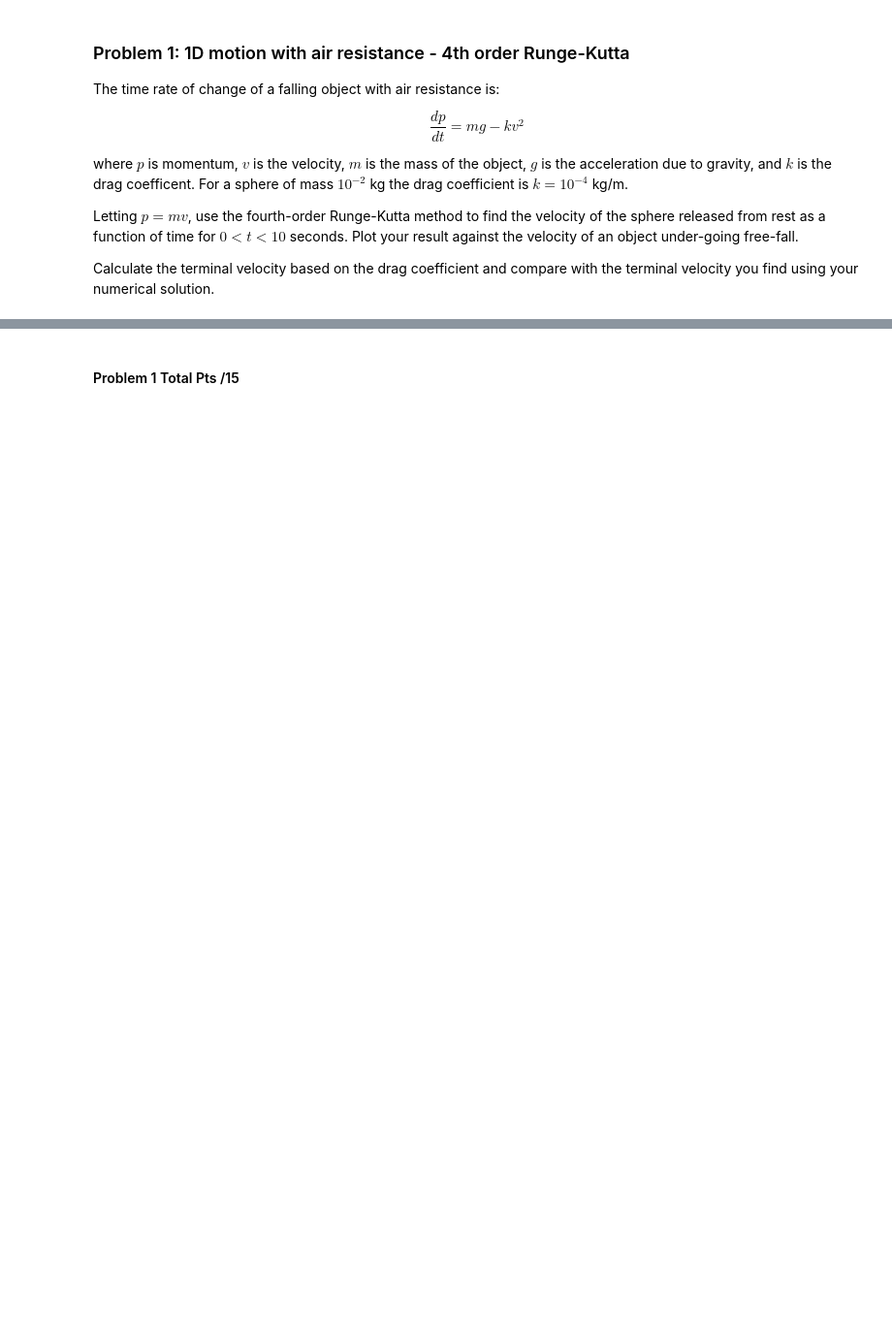
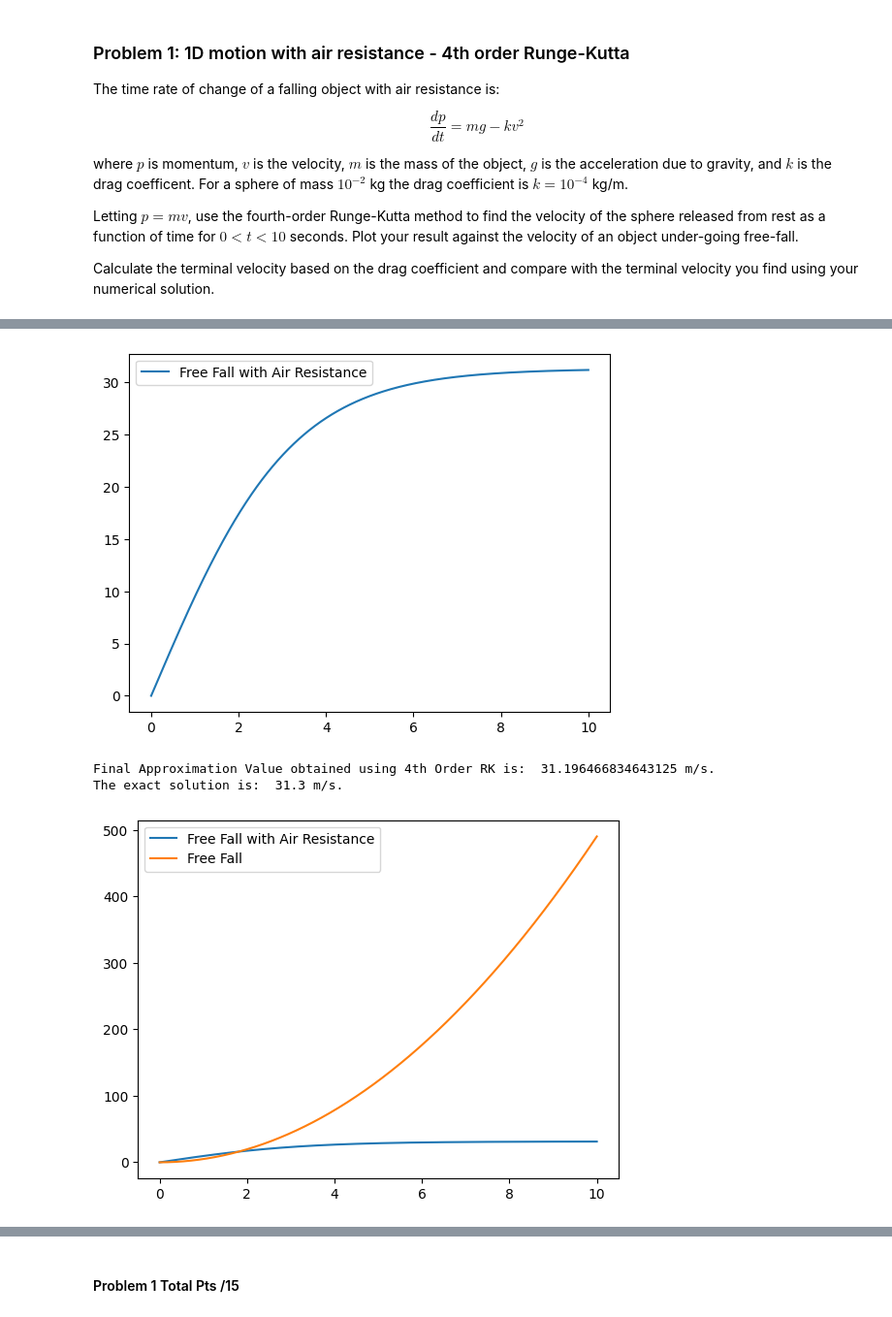
Before and after one commit to AcamaroCutcher/Computational-Physics, a Jupyter notebook: Homework/Homework6/hw6_notebook_2026.ipynb, the cells around one changed output, grey strips where cells are left out. Shown at 97% size. Drawn from its saved outputs; the diff is of its cells as text; code cells hidden in the pictures; blank space fills up the shorter version.

```diff
--- a/Homework/Homework6/hw6_notebook_2026.ipynb
+++ b/Homework/Homework6/hw6_notebook_2026.ipynb
@@ -36 +50,58 @@ $$
+# %%
+### Type code here
+import numpy as np
+import matplotlib.pyplot as plt
+from scipy.constants import g
+
+# Constants
+m = 10**(-2)  # kg
+k = 10**(-4)  # kg/m
+
+
+def df(v,t):
+    return g - (k * v**2)/m # Drag coefficient!
+
+def free_fall(t):
+    return g * t**2 /2  # Initial Velocity is zero!
+
+def rk4(f, t_start, t_end, N_steps, y0):
+
+    h = (t_end - t_start)/ N_steps
+    time_steps = np.arange(t_start, t_end + h, h)
+    approx_val = np.zeros_like(time_steps)
+
+    approx_val[0] = y0
+
+    for i in range(1, time_steps.shape[0]):
+        x = approx_val[i-1]
+        t = time_steps[i-1]
+        k_1 = h * f(x,t)
+        k_2 = h * f(x + 1/2*k_1, t + 1/2 * h)
+        k_3 = h * f(x + 1/2*k_2, t + 1/2 * h)
+        k_4 = h * f(x + k_3, t + h)
+        approx_val[i] = x + 1/6*(k_1 + 2 * k_2 + 2 * k_3 + k_4)
+
+    return time_steps, approx_val
+
+time_steps , approx_vals = rk4(df, 0, 10, 1000, 0)
+
+free_fall_vals = free_fall(time_steps)
+
+plt.plot(time_steps, approx_vals, label="Free Fall with Air Resistance")
+plt.legend()
+plt.show()
+
+print("Final Approximation Value obtained using 4th Order RK is: ", approx_vals[-1], "m/s.")
+
+print("The exact solution is: ", 31.30, "m/s.")
+
+plt.plot(time_steps, approx_vals, label="Free Fall with Air Resistance")
+plt.plot(time_steps, free_fall_vals, label="Free Fall")
+plt.legend()
+plt.show()
+# %% [output]
+[figure, added]
+Final Approximation Value obtained using 4th Order RK is:  31.196466834643125 m/s.
+The exact solution is:  31.3 m/s.
+[figure, added]
 # %% [markdown]
```
Also changed, not shown: parts of 9 cells of this notebook.
